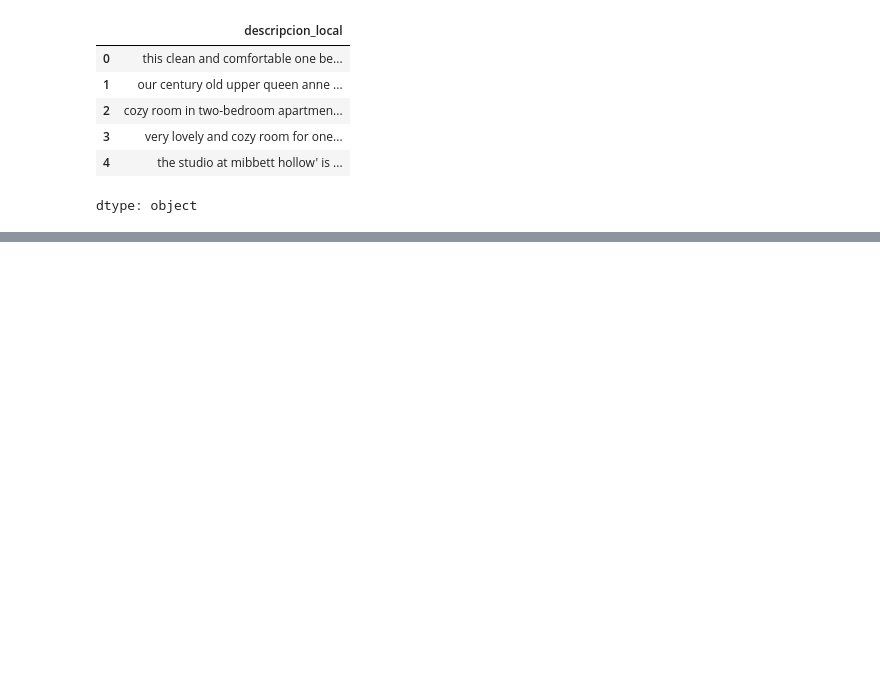
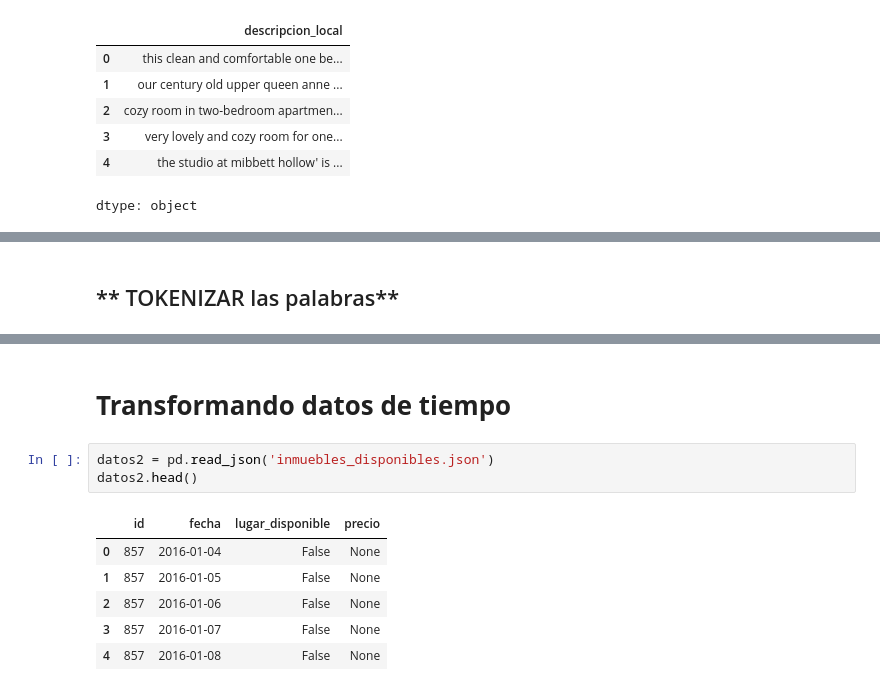
Before and after one commit to leriverah/2048-python-para-data-science-trabajar-con-funciones, a Jupyter notebook: Pandas_transf_y_manip_datos.ipynb, the cells around one changed output, grey strips where cells are left out. Cells and saved outputs as stored; diff of their text form; blank space fills up the shorter version.

```diff
--- a/Pandas_transf_y_manip_datos.ipynb
+++ b/Pandas_transf_y_manip_datos.ipynb
@@ -315,6 +317,8 @@ datos.head()
 | 2 | 10.0 | -- | 1 | [cozy, room, in, two-bedroom, apa... | The convenience of being in Seatt... | ... |
 | 3 | 10.0 | -- | 1 | [very, lovely, and, cozy, room, f... | Ballard is lovely, vibrant and on... | ... |
 | 4 | 10.0 | -- | 1 | [the, studio, at, mibbett, hollow... | -- | ... |
+# %% [markdown]
+## ** TOKENIZAR las palabras**
 # %%
 datos['comodidades'] = datos['comodidades'].str.split(',')
 datos.head()
@@ -325,3 +329,15 @@ datos.head()
 | 2 | 10.0 | -- | 1 | [cozy, room, in, two-bedroom, apa... | The convenience of being in Seatt... | ... |
 | 3 | 10.0 | -- | 1 | [very, lovely, and, cozy, room, f... | Ballard is lovely, vibrant and on... | ... |
 | 4 | 10.0 | -- | 1 | [the, studio, at, mibbett, hollow... | -- | ... |
+# %% [markdown]
+# **Transformando datos de tiempo**
+# %%
+datos2 = pd.read_json('inmuebles_disponibles.json')
+datos2.head()
+# %% [output]
+|  | id | fecha | lugar_disponible | precio |
+| 0 | 857 | 2016-01-04 | False | None |
+| 1 | 857 | 2016-01-05 | False | None |
+| 2 | 857 | 2016-01-06 | False | None |
+| 3 | 857 | 2016-01-07 | False | None |
+| 4 | 857 | 2016-01-08 | False | None |
```
Also changed, not shown: parts of 5 cells of this notebook.
